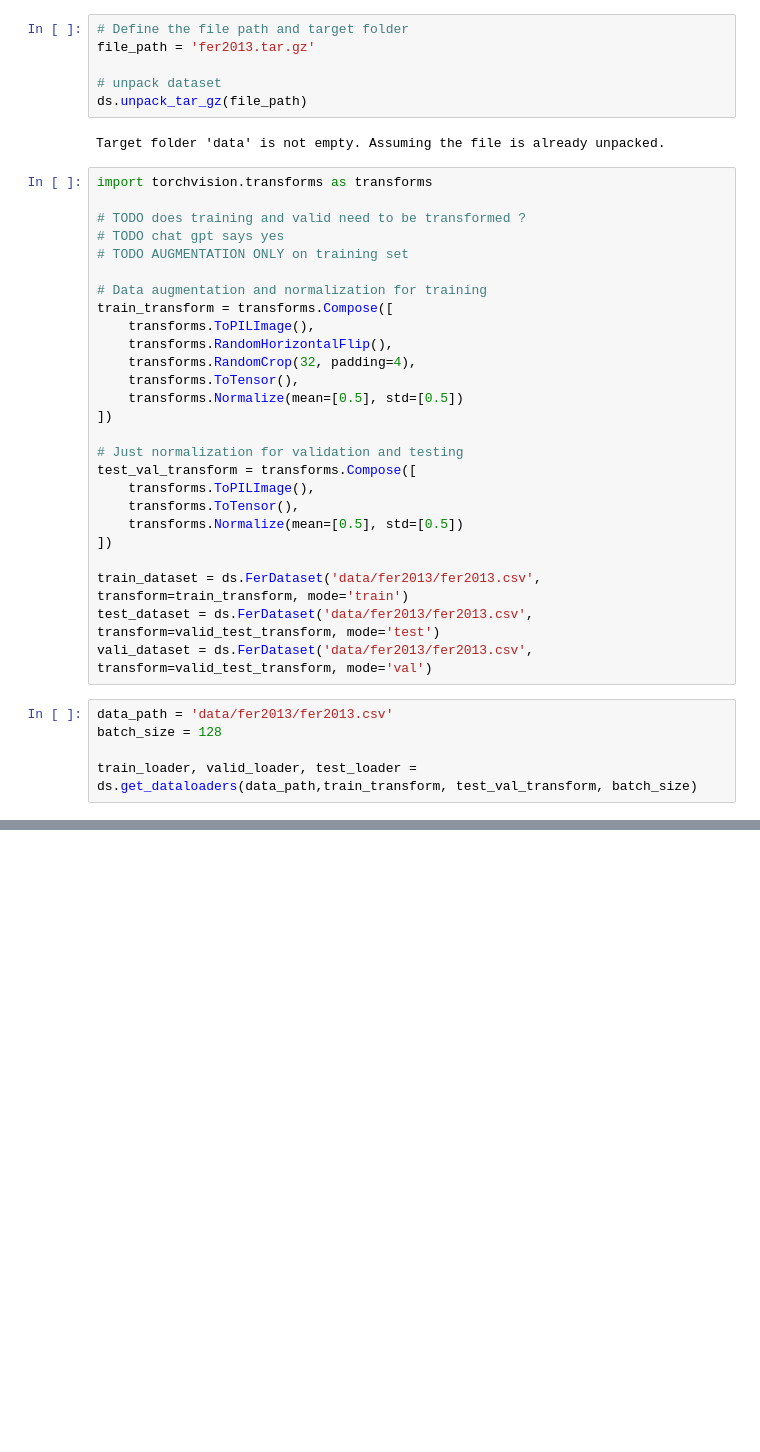
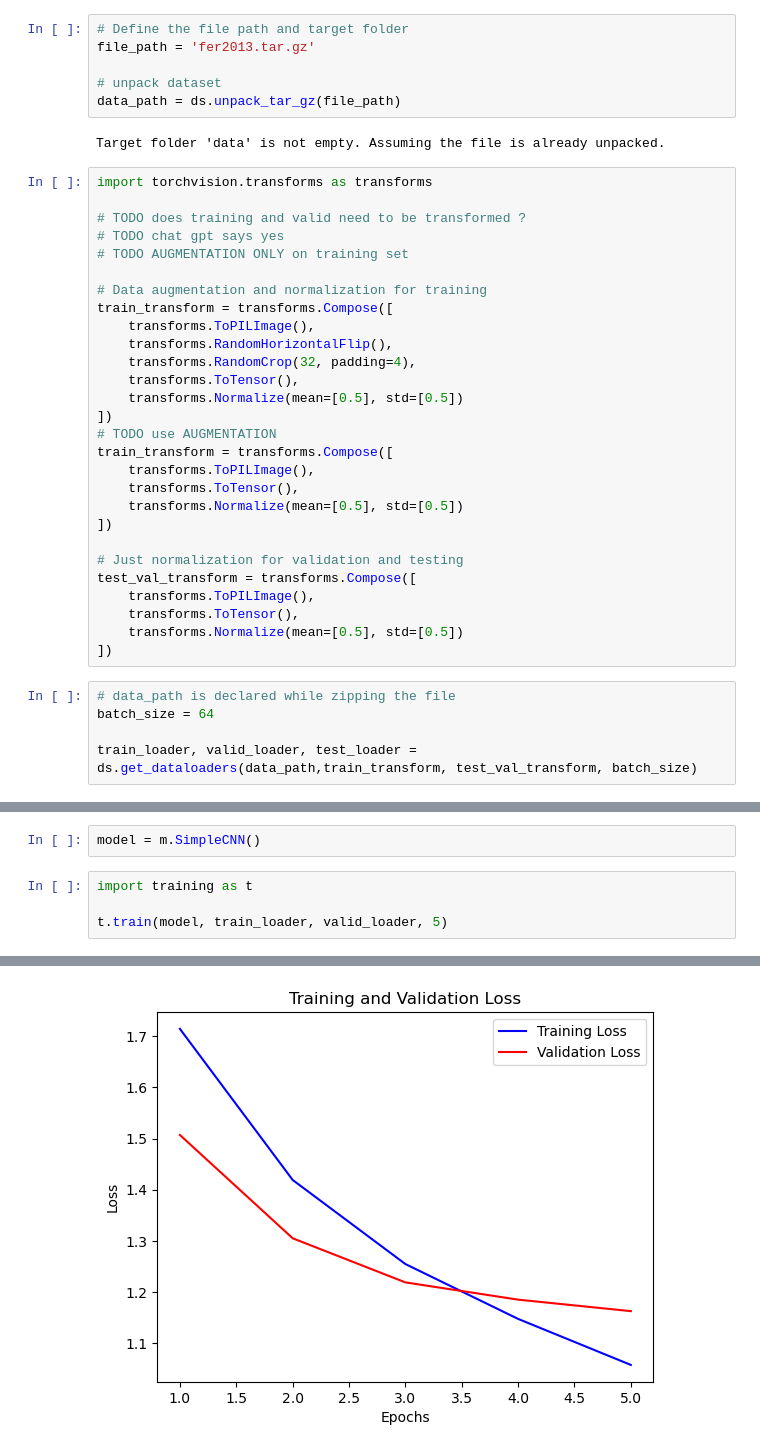
Before and after one commit to coppeneur/cv-deep-learning, a Jupyter notebook: test-johnan.ipynb, the cells around one changed output, grey strips where cells are left out. Cells and saved outputs as stored; diff of their text form; blank space fills up the shorter version.

Commit message:
pipeline test

```diff
--- a/test-johnan.ipynb
+++ b/test-johnan.ipynb
@@ -7,7 +7,7 @@ import pandas as pd
 file_path = 'fer2013.tar.gz'
 
 # unpack dataset
-ds.unpack_tar_gz(file_path)
+data_path = ds.unpack_tar_gz(file_path)
 # %% [output]
 Target folder 'data' is not empty. Assuming the file is already unpacked.
 # %%
@@ -25,6 +25,12 @@ train_transform = transforms.Compose([
     transforms.ToTensor(),
     transforms.Normalize(mean=[0.5], std=[0.5])
 ])
+# TODO use AUGMENTATION
+train_transform = transforms.Compose([
+    transforms.ToPILImage(),
+    transforms.ToTensor(),
+    transforms.Normalize(mean=[0.5], std=[0.5])
+])
 
 # Just normalization for validation and testing
 test_val_transform = transforms.Compose([
@@ -32,12 +38,8 @@ test_val_transform = transforms.Compose([
     transforms.ToTensor(),
     transforms.Normalize(mean=[0.5], std=[0.5])
 ])
-
-train_dataset = ds.FerDataset('data/fer2013/fer2013.csv', transform=train_transform, mode='train')
-test_dataset = ds.FerDataset('data/fer2013/fer2013.csv', transform=valid_test_transform, mode='test')
-vali_dataset = ds.FerDataset('data/fer2013/fer2013.csv', transform=valid_test_transform, mode='val')
 # %%
-data_path = 'data/fer2013/fer2013.csv'
-batch_size = 128
+# data_path is declared while zipping the file
+batch_size = 64
 
 train_loader, valid_loader, test_loader = ds.get_dataloaders(data_path,train_transform, test_val_transform, batch_size)
@@ -43,0 +94,7 @@ train_loader, valid_loader, test_loader = ds.get_dataloaders(data_path,train_tra
+# %%
+model = m.SimpleCNN()
+# %%
+import training as t
+
+t.train(model, train_loader, valid_loader, 5)
+# %% [output]
@@ -43,0 +106 @@ train_loader, valid_loader, test_loader = ds.get_dataloaders(data_path,train_tra
+[figure, added]
```
Also changed, not shown: parts of 8 cells of this notebook.
